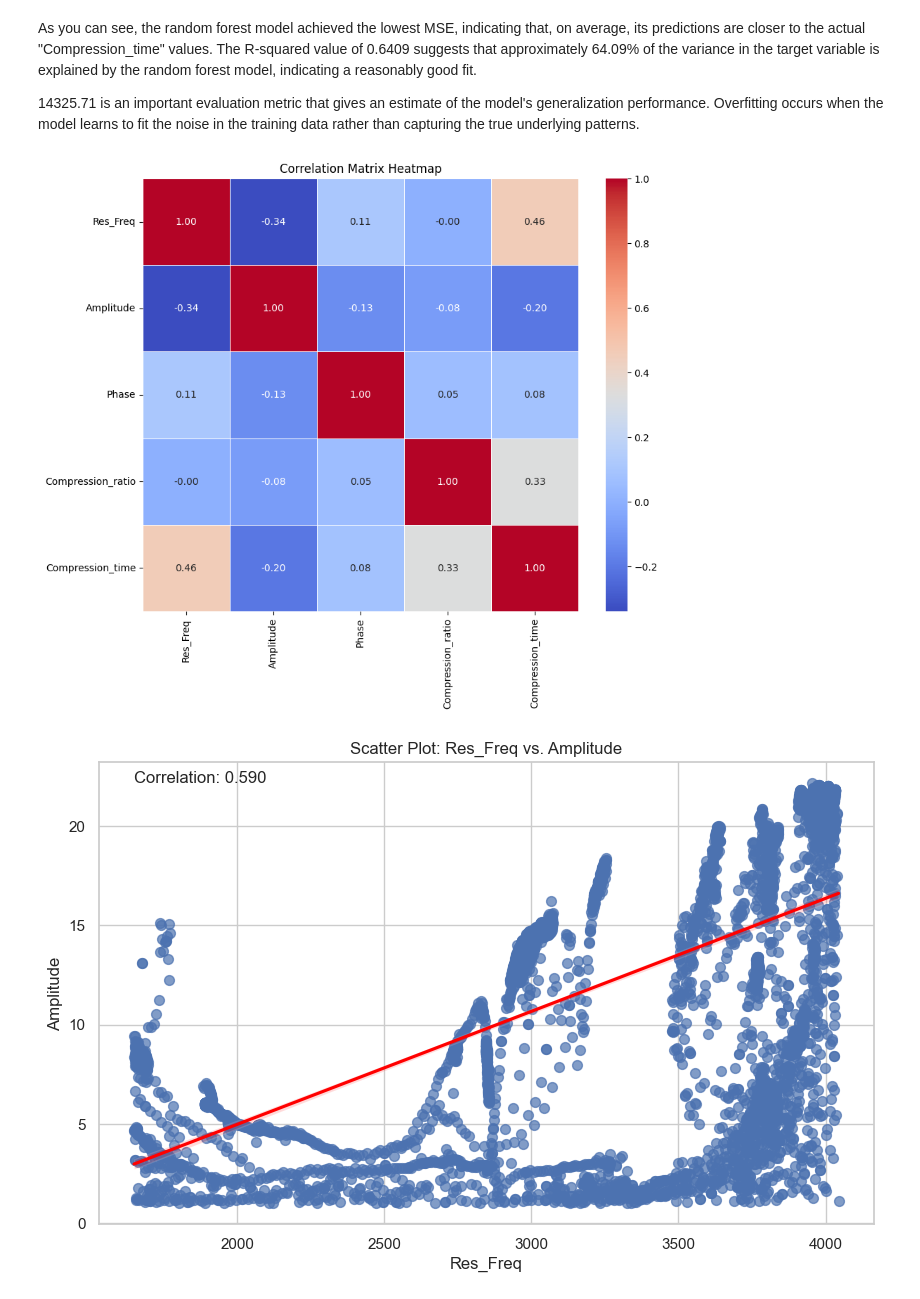
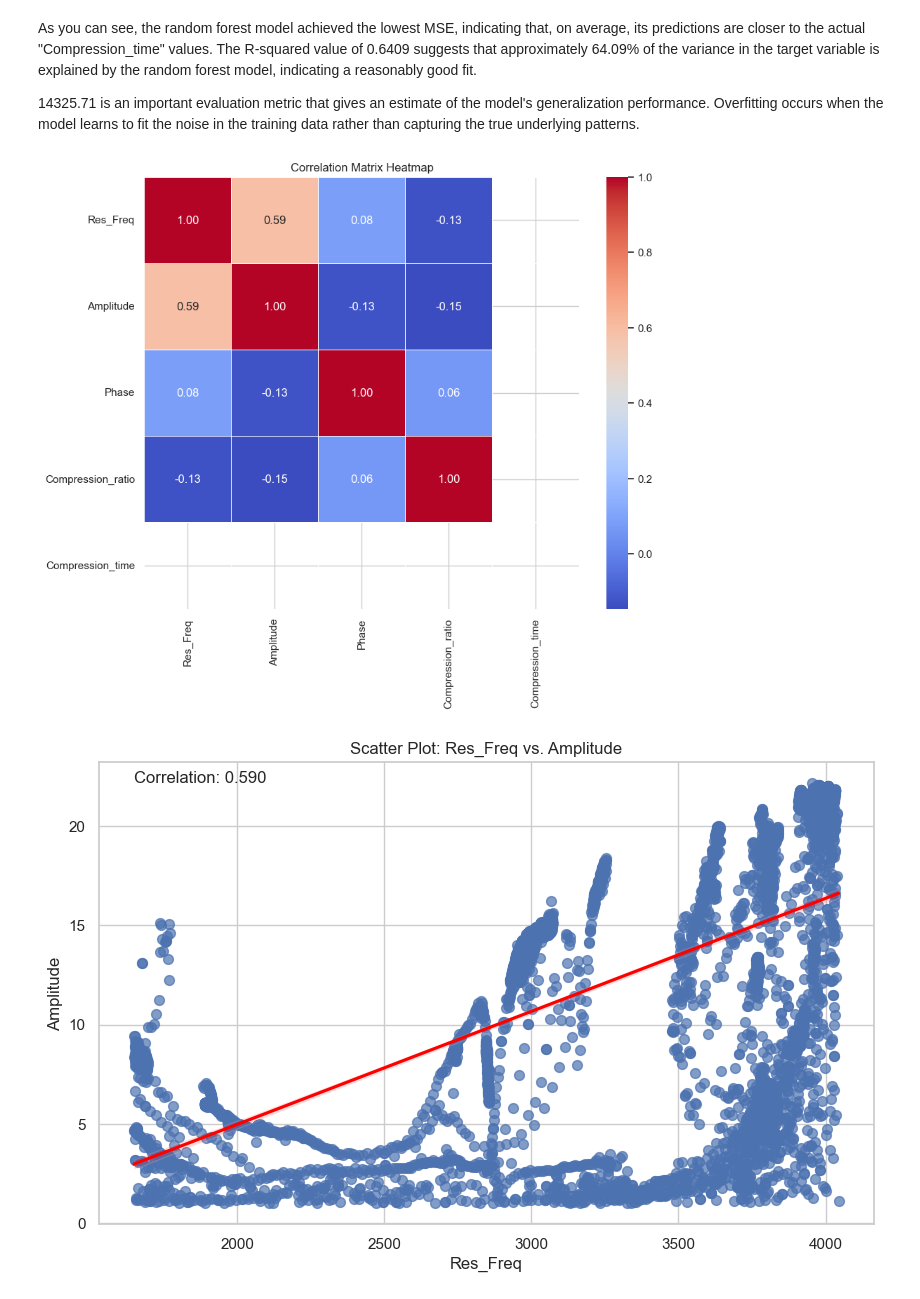
Before and after one commit to Weyrd/Cells_characteristics_Mems_ai, a Jupyter notebook: models_train_pierre.ipynb, the cells around one changed output. Drawn from its saved outputs; the diff is of its cells as text; code cells hidden in the pictures.

```diff
--- a/models_train_pierre.ipynb
+++ b/models_train_pierre.ipynb
@@ -234,21 +234,21 @@ As you can see, the random forest model achieved the lowest MSE, indicating that
  14325.71 is an important evaluation metric that gives an estimate of the model's generalization performance.
 Overfitting occurs when the model learns to fit the noise in the training data rather than capturing the true underlying patterns.
 # %%
-df = reload_df()
+df = reload_df(3)
 
 selected_features = ["Res_Freq", "Amplitude", "Phase", "Compression_ratio", "Compression_time"]
 heatmap_data = df[selected_features]
 
 # Calculate the correlation matrix
 correlation_matrix = heatmap_data.corr()
 
 # Create the heatmap using Seaborn
 plt.figure(figsize=(10, 8))
 sns.heatmap(correlation_matrix, annot=True, cmap='coolwarm', fmt='.2f', linewidths=0.5)
 plt.title("Correlation Matrix Heatmap")
 plt.show()
 # %% [output]
-[figure, old version]
+[figure, new version]
 # %%
 df = reload_df(3)
 sns.set(style='whitegrid')
```
Also changed, not shown: parts of 5 cells of this notebook, 16 other files.
